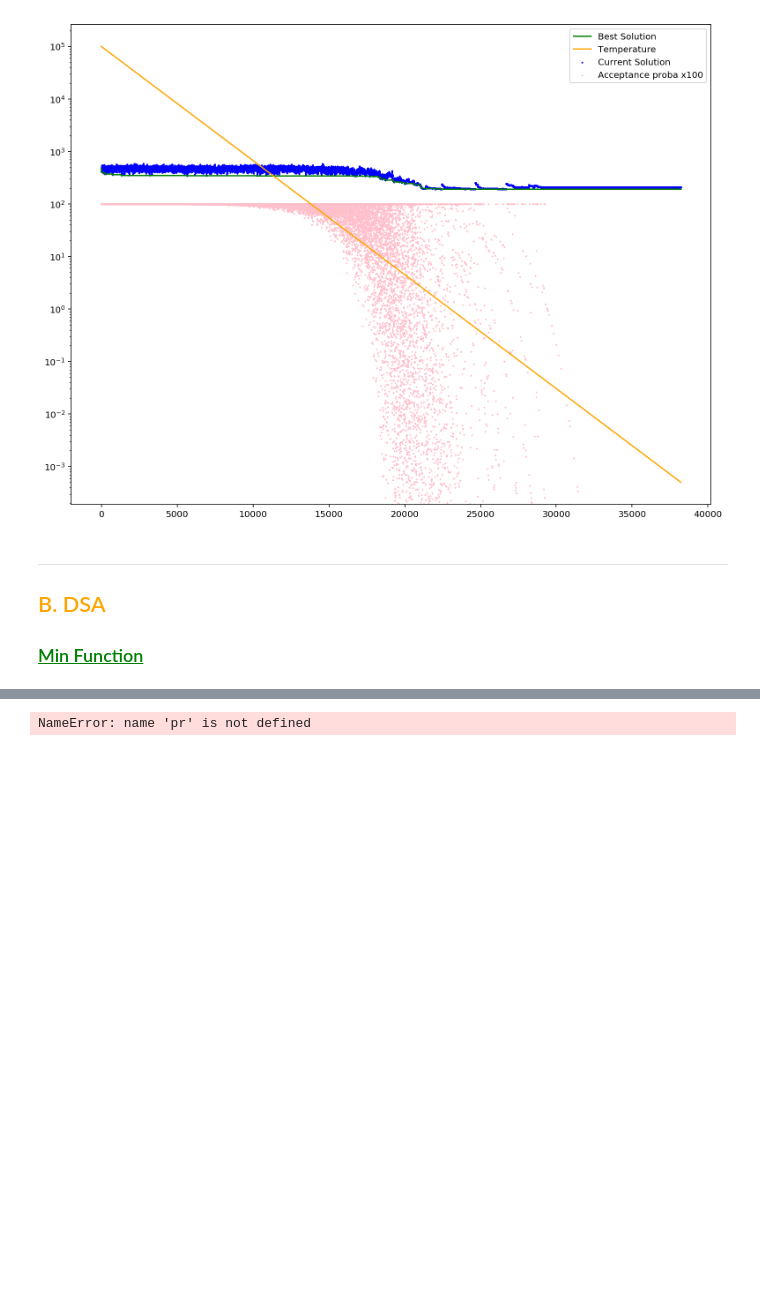
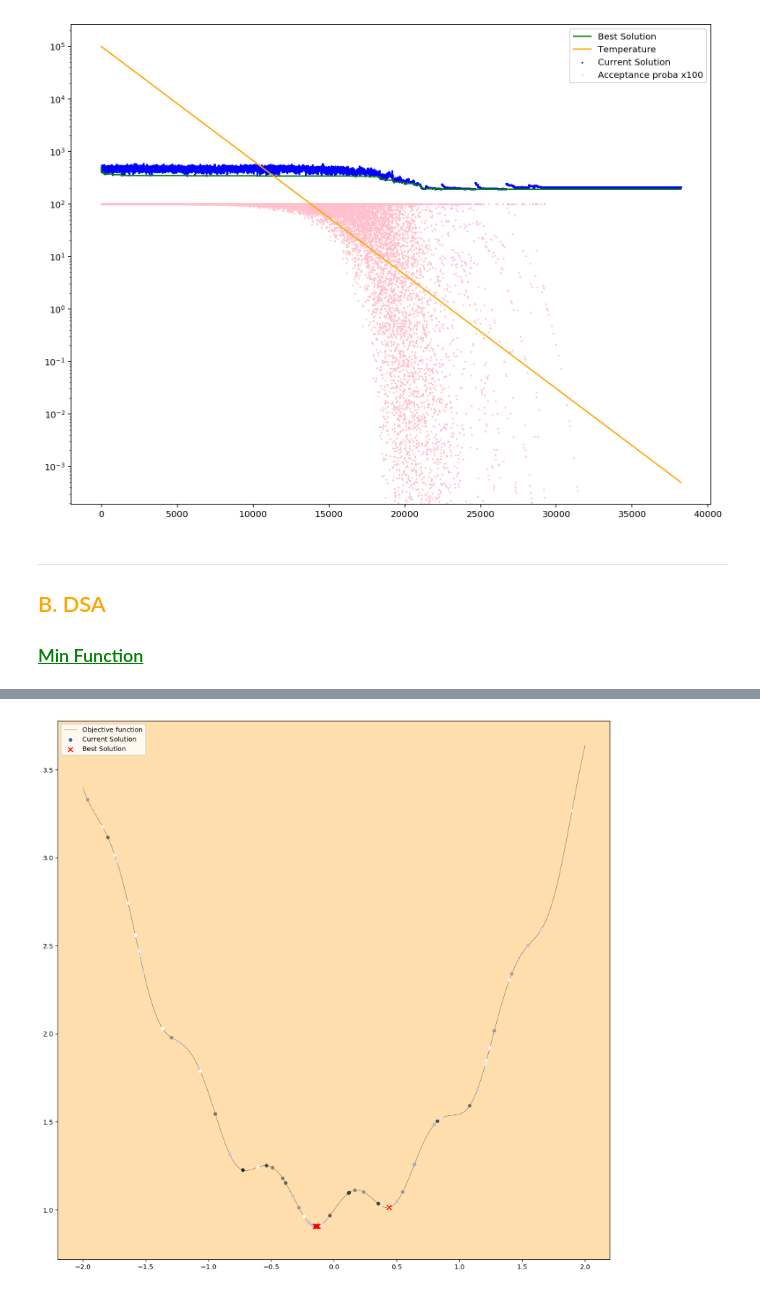
Before and after one commit to leobouraux/Pedestrian-Hub-Model-Optimization, a Jupyter notebook: src/main/python/Graphs LSA DSA.ipynb, the cells around one changed output, grey strips where cells are left out. Saved outputs shown, nothing was run; the diff lists cells and outputs as text; code cells hidden in the pictures; blank space fills up the shorter version.

Commit message:
change the way to define the Min Function problem - it's entirely defined by the current x

```diff
--- a/src/main/python/Graphs LSA DSA.ipynb
+++ b/src/main/python/Graphs LSA DSA.ipynb
@@ -44,5 +43,6 @@ drawPlotDSA(best_y, curr_y, temp, acceptance_pb, acc_best_sol, density, markov_l
-# %%
-
-drawSolutionDSAMF(curr_y, best_y, curr_x)
-# %% [output]
-NameError: name 'pr' is not defined
+# %%
+path = "../java/SimulatedAnnealing/GraphData/DSA_MF_currX.txt"
+curr_x = processDataDSA_MF(path)
+drawSolutionDSAMF(curr_y, best_y, curr_x)
+# %% [output]
+[figure, added]
```
Also changed, not shown: parts of 2 cells of this notebook, 9 other files.
